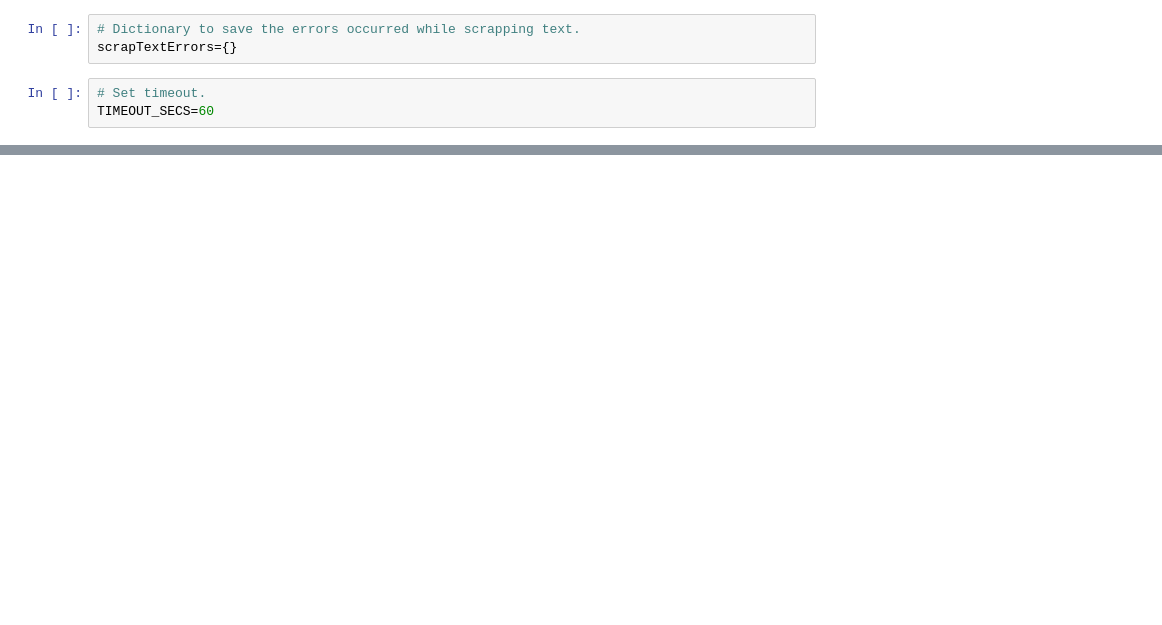
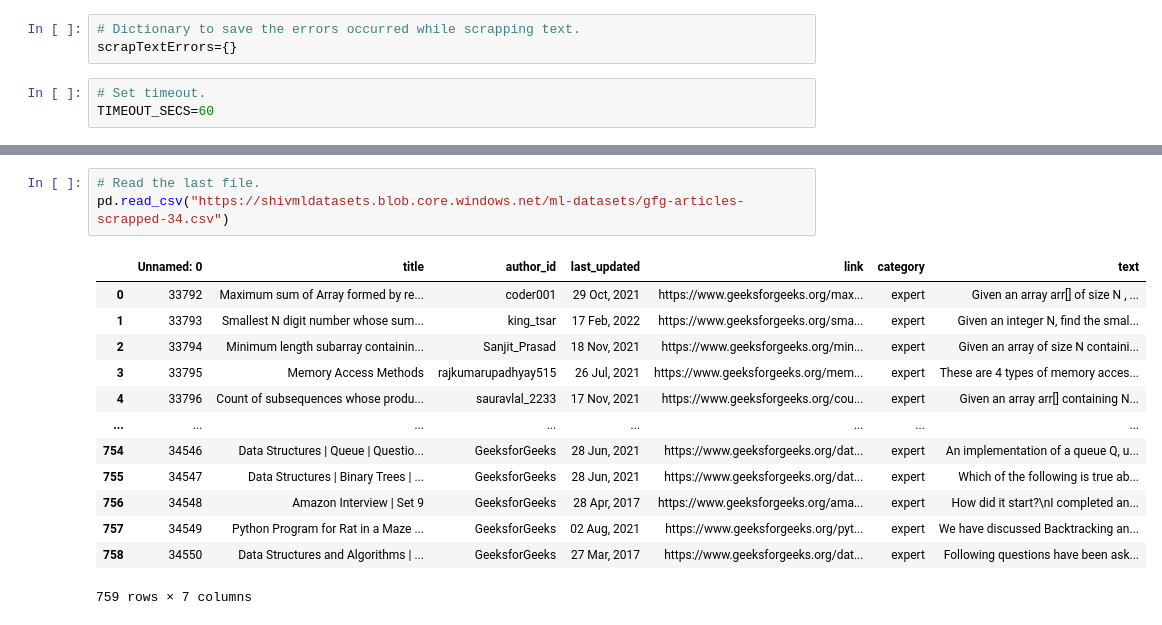
Before and after one commit to elakurthyshivani/GFG-Articles-Summarizer, a Jupyter notebook: dataset/BuildingDataset.ipynb, the cells around one changed output, grey strips where cells are left out. Cells and saved outputs as stored; diff of their text form; blank space fills up the shorter version.

Commit message:
Finished the code to scrap text for all the links in the dataset and all this data is saved in azure Blob Storage in 34 files.

```diff
--- a/dataset/BuildingDataset.ipynb
+++ b/dataset/BuildingDataset.ipynb
@@ -178,0 +258,17 @@ spark.stop()
+# %%
+# Read the last file.
+pd.read_csv("https://shivmldatasets.blob.core.windows.net/ml-datasets/gfg-articles-scrapped-34.csv")
+# %% [output]
+|  | Unnamed: 0 | title | author_id | last_updated | link | category | text |
+| 0 | 33792 | Maximum sum of Array formed by re... | coder001 | 29 Oct, 2021 | https://www.geeksforgeeks.org/max... | expert | Given an array arr[] of size N , ... |
+| 1 | 33793 | Smallest N digit number whose sum... | king_tsar | 17 Feb, 2022 | https://www.geeksforgeeks.org/sma... | expert | Given an integer N, find the smal... |
+| 2 | 33794 | Minimum length subarray containin... | Sanjit_Prasad | 18 Nov, 2021 | https://www.geeksforgeeks.org/min... | expert | Given an array of size N containi... |
+| 3 | 33795 | Memory Access Methods | rajkumarupadhyay515 | 26 Jul, 2021 | https://www.geeksforgeeks.org/mem... | expert | These are 4 types of memory acces... |
+| 4 | 33796 | Count of subsequences whose produ... | sauravlal_2233 | 17 Nov, 2021 | https://www.geeksforgeeks.org/cou... | expert | Given an array arr[] containing N... |
+| ... | ... | ... | ... | ... | ... | ... | ... |
+| 754 | 34546 | Data Structures | Queue | Questio... | GeeksforGeeks | 28 Jun, 2021 | https://www.geeksforgeeks.org/dat... | expert | An implementation of a queue Q, u... |
+| 755 | 34547 | Data Structures | Binary Trees | ... | GeeksforGeeks | 28 Jun, 2021 | https://www.geeksforgeeks.org/dat... | expert | Which of the following is true ab... |
+| 756 | 34548 | Amazon Interview | Set 9 | GeeksforGeeks | 28 Apr, 2017 | https://www.geeksforgeeks.org/ama... | expert | How did it start?\nI completed an... |
+| 757 | 34549 | Python Program for Rat in a Maze ... | GeeksforGeeks | 02 Aug, 2021 | https://www.geeksforgeeks.org/pyt... | expert | We have discussed Backtracking an... |
+| 758 | 34550 | Data Structures and Algorithms | ... | GeeksforGeeks | 27 Mar, 2017 | https://www.geeksforgeeks.org/dat... | expert | Following questions have been ask... |
+759 rows × 7 columns
```
Also changed, not shown: parts of 31 cells of this notebook, 1 other file.
